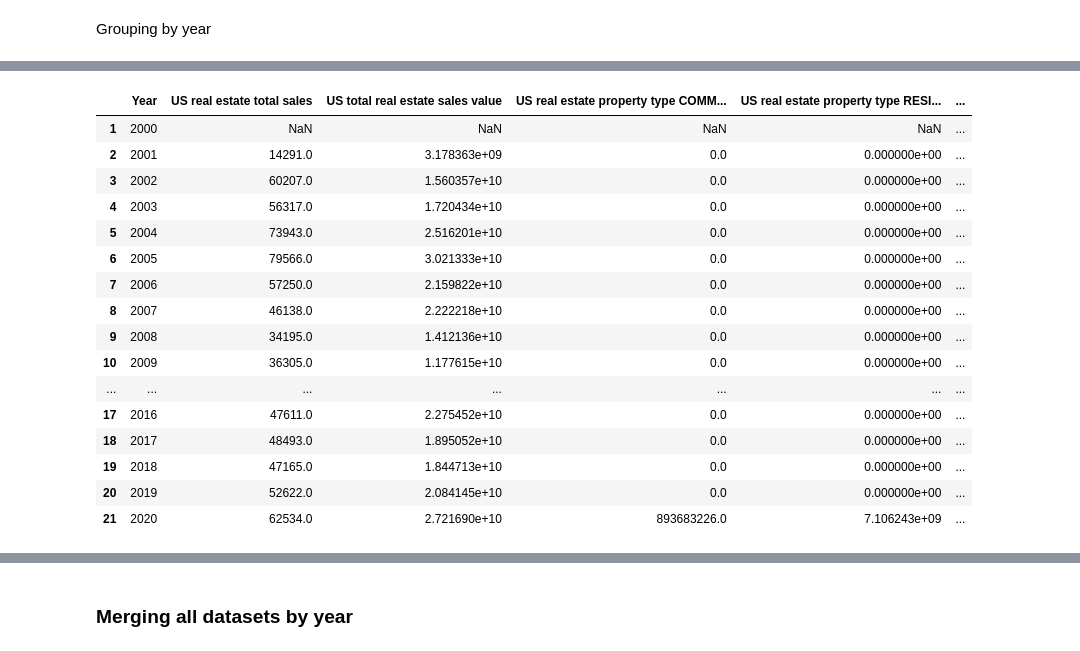
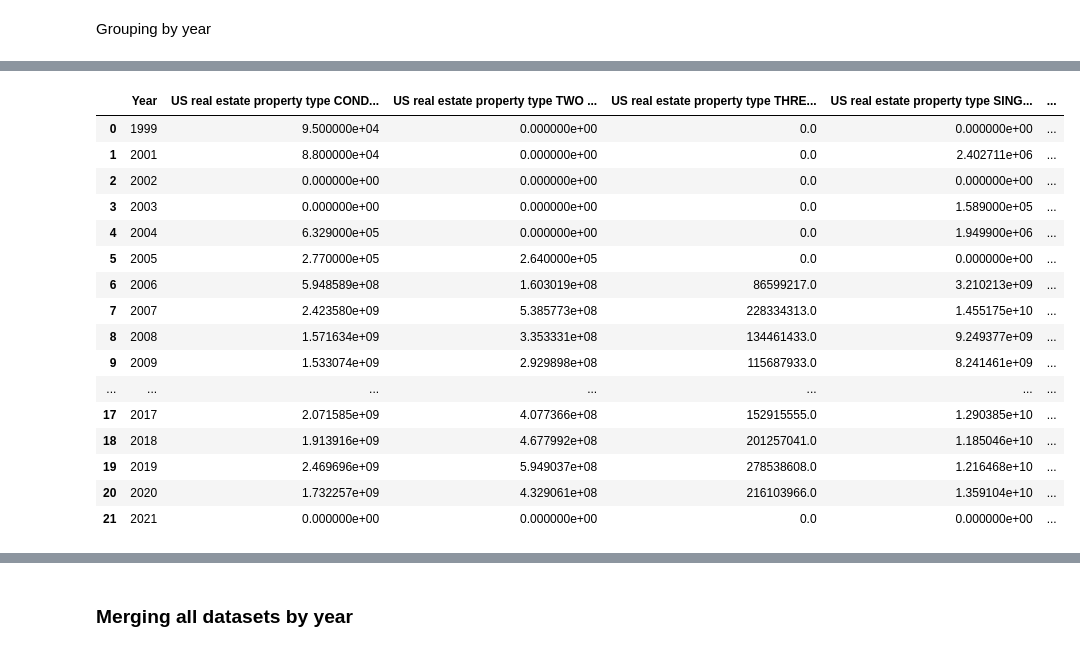
Before and after one commit to LimaBD/math3-unsam, a Jupyter notebook: PDP/impact_of_computing_on_businesses_and_markets.ipynb, the cells around one changed output, grey strips where cells are left out. Drawn from its saved outputs; the diff is of its cells as text; code cells hidden in the pictures.

```diff
--- a/PDP/impact_of_computing_on_businesses_and_markets.ipynb
+++ b/PDP/impact_of_computing_on_businesses_and_markets.ipynb
@@ -334,7 +373,7 @@ plt.show()
 # %% [markdown]
 Internet
 # %%
-internet = pd.read_csv('./content/theworldbank_internet.csv')
+internet = pd.read_csv(f'{DATASETS_FOLDER}/theworldbank_internet.csv')
 #
 print('# Original data')
 display(internet.tail())
@@ -375,7 +414,7 @@ plt.show()
 # %% [markdown]
 GDP
 # %%
-gdp = pd.read_csv('./content/theworldbank_gdp.csv')
+gdp = pd.read_csv(f'{DATASETS_FOLDER}/theworldbank_gdp.csv')
 #
 print('# Original data')
 display(gdp.tail())
@@ -408,7 +447,7 @@ plt.show()
 # %% [markdown]
 Population
 # %%
-population = pd.read_csv('./content/theworldbank_population.csv')
+population = pd.read_csv(f'{DATASETS_FOLDER}/theworldbank_population.csv')
 #
 print('# Original data')
 display(population.tail())
@@ -441,7 +480,7 @@ plt.show()
 # %% [markdown]
 ### Cleaning and reviewing real estate data
 # %%
-real_estate_sales = pd.read_csv('./content/real_estate_sales.csv')
+real_estate_sales = pd.read_csv(f'{DATASETS_FOLDER}/real_estate_sales.csv')
 #
 print('# Original data')
 display(real_estate_sales.tail())
@@ -450,7 +489,8 @@ real_estate_sales = keep_columns(real_estate_sales, [
     'Date Recorded', 'Sale Amount', 'Property Type', 'Residential Type',
     ])
 # Save cleaned data because github doesn't allow files larger than 100MB
-real_estate_sales.to_csv('./content/real_estate_sales.csv', index=False)
+if SAVE_CLEANED_DATA:
+    real_estate_sales.to_csv(f'{DATASETS_FOLDER}/real_estate_sales.csv', index=False)
 real_estate_sales = date_to_year(real_estate_sales, 'Date Recorded')
 #
 print('# Cleaned data')
@@ -515,45 +555,65 @@ Grouping by year
 real_estate_per_year = pd.DataFrame()
 
 # Add year column
-real_estate_per_year['Year'] = real_estate_sales['Year'].unique()
-real_estate_per_year = real_estate_per_year.sort_values(by=['Year']).reset_index(drop=True)
+real_estate_per_year[DATE_COLUMN] = real_estate_sales[DATE_COLUMN].unique()
+real_estate_per_year = real_estate_per_year.sort_values(by=[DATE_COLUMN]).reset_index(drop=True)
 
 # Add sales per year (number or rows)
-real_estate_per_year['US real estate total sales'] = real_estate_sales.groupby('Year').size().values
+real_estate_per_year['US real estate total sales'] = real_estate_sales.groupby(DATE_COLUMN).size().values
 
 # Add total money in sales per year
-real_estate_per_year['US total real estate sales value'] = real_estate_sales.groupby('Year')['Sale Amount'].sum().values
+real_estate_per_year['US total real estate sales value'] = real_estate_sales.groupby(DATE_COLUMN)['Sale Amount'].sum().values
 
 # Add a new column per property and residential type with sum of sales per year
 def annual_sales_amount_per_type(df:pd.DataFrame, column_type_name:str) -> pd.DataFrame:
     result = pd.DataFrame()
     # Add year column
-    result['Year'] = df['Year'].unique()
+    result[DATE_COLUMN] = df[DATE_COLUMN].unique()
     result = result \
-        .sort_values(by=['Year']) \
+        .sort_values(by=[DATE_COLUMN]) \
         .reset_index(drop=True)
     # Add type sales per year
     for type in get_types(df, column_type_name):
         new_column_name = f'US real estate {column_type_name.lower()} {type.upper()} total sales amount'
         result[new_column_name] = np.nan
-        for year in result['Year']:
+        for year in result[DATE_COLUMN]:
             # Get sales amount per year
-            sales_amount = df[(df[column_type_name] == type) & (df['Year'] == year)]['Sale Amount'].sum()
+            sales_amount = df[(df[column_type_name] == type) & (df[DATE_COLUMN] == year)]['Sale Amount'].sum()
             # Add sales amount to the new column for the current year
-            result.loc[result['Year'] == year, new_column_name] = sales_amount
+            result.loc[result[DATE_COLUMN] == year, new_column_name] = sales_amount
         # Fill NaN values with 0
         result[new_column_name] = result[new_column_name].fillna(0)
     return result
+property_types_annual = annual_sales_amount_per_type(real_estate_sales, 'Property Type')
+residential_types_annual = annual_sales_amount_per_type(real_estate_sales, 'Residential Type')
 
-property_types_annual = annual_sales_amount_per_type(real_estate_sales, 'Property Type')
-real_estate_per_year = pd.merge(real_estate_per_year, property_types_annual, on='Year')
-residential_types_annual = annual_sales_amount_per_type(real_estate_sales, 'Residential Type')
-real_estate_per_year = pd.merge(real_estate_per_year, residential_types_annual, on='Year')
+# Drop columns with lot of zeros.
+property_types_annual = keep_columns(property_types_annual, [
+    DATE_COLUMN,
+    'US real estate property type CONDO total sales amount',
+    'US real estate property type TWO FAMILY total sales amount',
+    'US real estate property type THREE FAMILY total sales amount',
+    'US real estate property type SINGLE FAMILY total sales amount',
+    'US real estate property type FOUR FAMILY total sales amount',
+])
+residential_types_annual = keep_columns(residential_types_annual, [
+    DATE_COLUMN,
+    'US real estate residential type SINGLE FAMILY total sales amount',
+    'US real estate residential type CONDO total sales amount',
+    'US real estate residential type TWO FAMILY total sales amount',
+    'US real estate residential type THREE FAMILY total sales amount',
+    'US real estate residential type FOUR FAMILY total sales amount'
+])
 
+# Final real estate dataframe
+print('# Real estate sales per year')
+real_estate_per_year = pd.merge(real_estate_per_year, property_types_annual, on=DATE_COLUMN)
+real_estate_per_year = pd.merge(real_estate_per_year, residential_types_annual, on=DATE_COLUMN)
 real_estate_per_year = cut_add_years(real_estate_per_year)
 real_estate_per_year = real_estate_per_year.fillna(method='ffill')
-
 final_dataframes.append(real_estate_per_year)
 
-real_estate_per_year
+display(property_types_annual)
+display(residential_types_annual)
+display(real_estate_per_year)
 # %% [output]
@@ -560,17 +621,17 @@ real_estate_per_year
-|  | Year | US real estate total sales | US total real estate sales value | US real estate property type COMM... | US real estate property type RESI... | ... |
-| 1 | 2000 | NaN | NaN | NaN | NaN | ... |
-| 2 | 2001 | 14291.0 | 3.178363e+09 | 0.0 | 0.000000e+00 | ... |
-| 3 | 2002 | 60207.0 | 1.560357e+10 | 0.0 | 0.000000e+00 | ... |
-| 4 | 2003 | 56317.0 | 1.720434e+10 | 0.0 | 0.000000e+00 | ... |
-| 5 | 2004 | 73943.0 | 2.516201e+10 | 0.0 | 0.000000e+00 | ... |
-| 6 | 2005 | 79566.0 | 3.021333e+10 | 0.0 | 0.000000e+00 | ... |
-| 7 | 2006 | 57250.0 | 2.159822e+10 | 0.0 | 0.000000e+00 | ... |
-| 8 | 2007 | 46138.0 | 2.222218e+10 | 0.0 | 0.000000e+00 | ... |
-| 9 | 2008 | 34195.0 | 1.412136e+10 | 0.0 | 0.000000e+00 | ... |
-| 10 | 2009 | 36305.0 | 1.177615e+10 | 0.0 | 0.000000e+00 | ... |
+|  | Year | US real estate property type COND... | US real estate property type TWO ... | US real estate property type THRE... | US real estate property type SING... | ... |
+| 0 | 1999 | 9.500000e+04 | 0.000000e+00 | 0.0 | 0.000000e+00 | ... |
+| 1 | 2001 | 8.800000e+04 | 0.000000e+00 | 0.0 | 2.402711e+06 | ... |
+| 2 | 2002 | 0.000000e+00 | 0.000000e+00 | 0.0 | 0.000000e+00 | ... |
+| 3 | 2003 | 0.000000e+00 | 0.000000e+00 | 0.0 | 1.589000e+05 | ... |
+| 4 | 2004 | 6.329000e+05 | 0.000000e+00 | 0.0 | 1.949900e+06 | ... |
+| 5 | 2005 | 2.770000e+05 | 2.640000e+05 | 0.0 | 0.000000e+00 | ... |
+| 6 | 2006 | 5.948589e+08 | 1.603019e+08 | 86599217.0 | 3.210213e+09 | ... |
+| 7 | 2007 | 2.423580e+09 | 5.385773e+08 | 228334313.0 | 1.455175e+10 | ... |
+| 8 | 2008 | 1.571634e+09 | 3.353331e+08 | 134461433.0 | 9.249377e+09 | ... |
+| 9 | 2009 | 1.533074e+09 | 2.929898e+08 | 115687933.0 | 8.241461e+09 | ... |
 | ... | ... | ... | ... | ... | ... | ... |
-| 17 | 2016 | 47611.0 | 2.275452e+10 | 0.0 | 0.000000e+00 | ... |
-| 18 | 2017 | 48493.0 | 1.895052e+10 | 0.0 | 0.000000e+00 | ... |
-| 19 | 2018 | 47165.0 | 1.844713e+10 | 0.0 | 0.000000e+00 | ... |
-| 20 | 2019 | 52622.0 | 2.084145e+10 | 0.0 | 0.000000e+00 | ... |
-| 21 | 2020 | 62534.0 | 2.721690e+10 | 893683226.0 | 7.106243e+09 | ... |
+| 17 | 2017 | 2.071585e+09 | 4.077366e+08 | 152915555.0 | 1.290385e+10 | ... |
+| 18 | 2018 | 1.913916e+09 | 4.677992e+08 | 201257041.0 | 1.185046e+10 | ... |
+| 19 | 2019 | 2.469696e+09 | 5.949037e+08 | 278538608.0 | 1.216468e+10 | ... |
+| 20 | 2020 | 1.732257e+09 | 4.329061e+08 | 216103966.0 | 1.359104e+10 | ... |
+| 21 | 2021 | 0.000000e+00 | 0.000000e+00 | 0.0 | 0.000000e+00 | ... |
```
Also changed, not shown: parts of 17 cells of this notebook.
